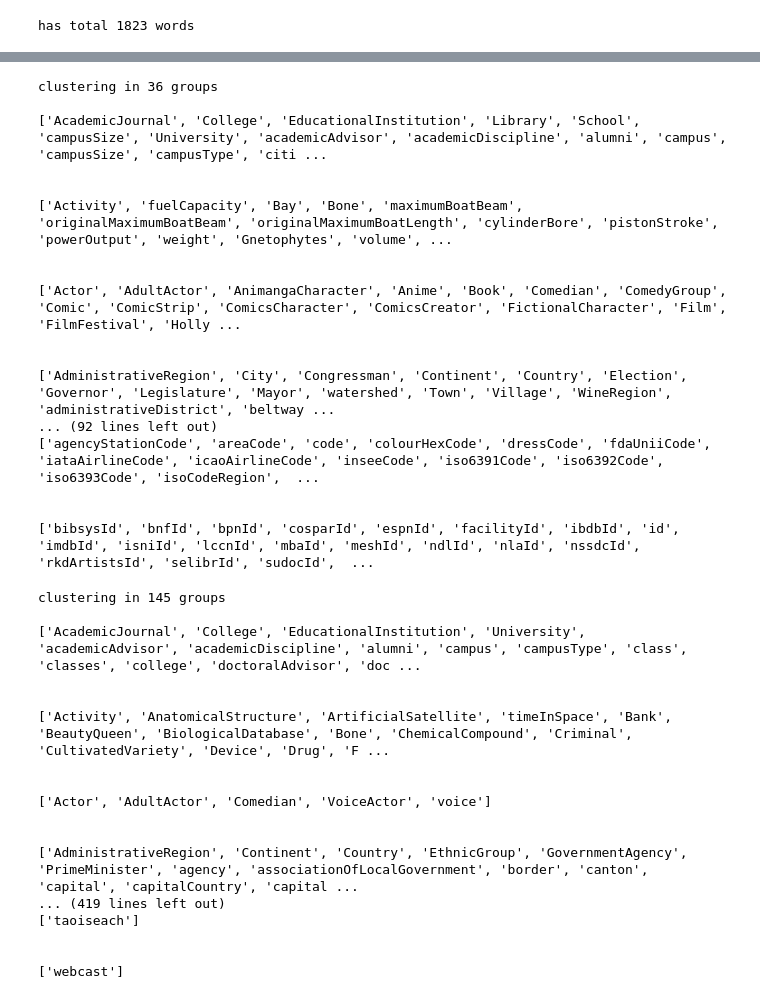
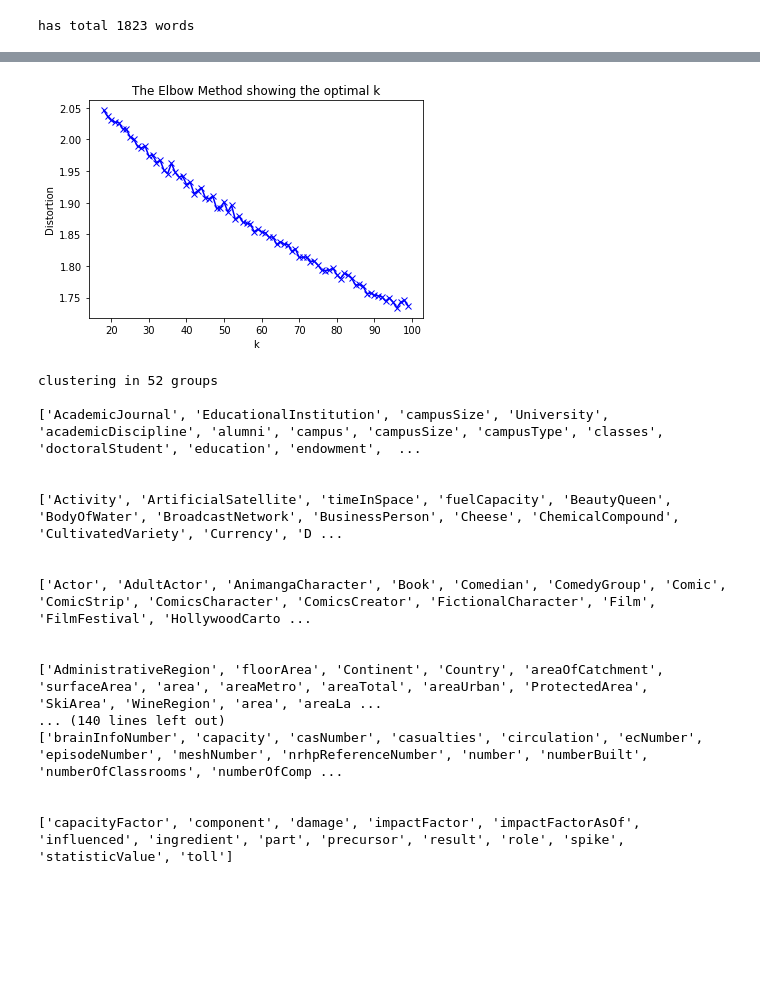
Before and after one commit to MQtuotuo/WordsCluster, a Jupyter notebook: clusterWords.ipynb, the cells around one changed output, grey strips where cells are left out. Saved outputs shown, nothing was run; the diff lists cells and outputs as text; code cells hidden in the pictures; blank space fills up the shorter version.

Commit message:
init

```diff
--- a/clusterWords.ipynb
+++ b/clusterWords.ipynb
@@ -978,0 +964,24 @@ clustering in 18 groups
+# %%
+from scipy.spatial.distance import cdist
+import numpy as np
+import matplotlib.pyplot as plt
+
+# k means determine k
+distortions = []
+K = range(18,100)
+for k in K:
+    kmeans_model = KMeans(init='k-means++', n_clusters=k, n_init=10)
+    kmeans_model.fit(numpy_arrays)
+    cluster_labels  = kmeans_model.labels_
+    cluster_inertia   = kmeans_model.inertia_
+    #cluster_to_words  = find_word_clusters(labels_array, cluster_labels)
+    distortions.append(sum(np.min(cdist(numpy_arrays, kmeans_model.cluster_centers_, 'euclidean'), axis=1)) / numpy_arrays.shape[0])
+
+# Plot the elbow
+plt.plot(K, distortions, 'bx-')
+plt.xlabel('k')
+plt.ylabel('Distortion')
+plt.title('The Elbow Method showing the optimal k')
+plt.show()
+# %% [output]
+[figure, added]
@@ -979,9 +990,7 @@ clustering in 18 groups
 # %%
-n_words=len(labels_array)
-reduction_factor=0.02
-n_clusters = int( n_words * reduction_factor )
-print("clustering in {} groups \n".format(n_clusters))
-kmeans_model = KMeans(init='k-means++', n_clusters=n_clusters, n_init=10)
+maxCluster = diff.index(max(diff))+18
+print("clustering in {} groups \n".format(maxCluster))
+kmeans_model = KMeans(init='k-means++', n_clusters=maxCluster, n_init=10)
 kmeans_model.fit(numpy_arrays)
 cluster_labels  = kmeans_model.labels_
 cluster_inertia   = kmeans_model.inertia_
@@ -990,51 +999,20 @@ for c in cluster_to_words:
     print(cluster_to_words[c])
     print("\n")
 # %% [output]
-clustering in 36 groups
+clustering in 52 groups
 
-['AcademicJournal', 'College', 'EducationalInstitution', 'Library', 'School', 'campusSize', 'University', 'academicAdvisor', 'academicDiscipline', 'alumni', 'campus', 'campusSize', 'campusType', 'citi ...
+['AcademicJournal', 'EducationalInstitution', 'campusSize', 'University', 'academicDiscipline', 'alumni', 'campus', 'campusSize', 'campusType', 'classes', 'doctoralStudent', 'education', 'endowment',  ...
 
 
-['Activity', 'fuelCapacity', 'Bay', 'Bone', 'maximumBoatBeam', 'originalMaximumBoatBeam', 'originalMaximumBoatLength', 'cylinderBore', 'pistonStroke', 'powerOutput', 'weight', 'Gnetophytes', 'volume', ...
+['Activity', 'ArtificialSatellite', 'timeInSpace', 'fuelCapacity', 'BeautyQueen', 'BodyOfWater', 'BroadcastNetwork', 'BusinessPerson', 'Cheese', 'ChemicalCompound', 'CultivatedVariety', 'Currency', 'D ...
 
 
-['Actor', 'AdultActor', 'AnimangaCharacter', 'Anime', 'Book', 'Comedian', 'ComedyGroup', 'Comic', 'ComicStrip', 'ComicsCharacter', 'ComicsCreator', 'FictionalCharacter', 'Film', 'FilmFestival', 'Holly ...
+['Actor', 'AdultActor', 'AnimangaCharacter', 'Book', 'Comedian', 'ComedyGroup', 'Comic', 'ComicStrip', 'ComicsCharacter', 'ComicsCreator', 'FictionalCharacter', 'Film', 'FilmFestival', 'HollywoodCarto ...
 
 
-['AdministrativeRegion', 'City', 'Congressman', 'Continent', 'Country', 'Election', 'Governor', 'Legislature', 'Mayor', 'watershed', 'Town', 'Village', 'WineRegion', 'administrativeDistrict', 'beltway ...
-... (92 lines left out)
-['agencyStationCode', 'areaCode', 'code', 'colourHexCode', 'dressCode', 'fdaUniiCode', 'iataAirlineCode', 'icaoAirlineCode', 'inseeCode', 'iso6391Code', 'iso6392Code', 'iso6393Code', 'isoCodeRegion',  ...
+['AdministrativeRegion', 'floorArea', 'Continent', 'Country', 'areaOfCatchment', 'surfaceArea', 'area', 'areaMetro', 'areaTotal', 'areaUrban', 'ProtectedArea', 'SkiArea', 'WineRegion', 'area', 'areaLa ...
+... (140 lines left out)
+['brainInfoNumber', 'capacity', 'casNumber', 'casualties', 'circulation', 'ecNumber', 'episodeNumber', 'meshNumber', 'nrhpReferenceNumber', 'number', 'numberBuilt', 'numberOfClassrooms', 'numberOfComp ...
 
 
-['bibsysId', 'bnfId', 'bpnId', 'cosparId', 'espnId', 'facilityId', 'ibdbId', 'id', 'imdbId', 'isniId', 'lccnId', 'mbaId', 'meshId', 'ndlId', 'nlaId', 'nssdcId', 'rkdArtistsId', 'selibrId', 'sudocId',  ...
+['capacityFactor', 'component', 'damage', 'impactFactor', 'impactFactorAsOf', 'influenced', 'ingredient', 'part', 'precursor', 'result', 'role', 'spike', 'statisticValue', 'toll']
-# %%
-n_words=len(labels_array)
-reduction_factor=0.08
-n_clusters = int( n_words * reduction_factor )
-print("clustering in {} groups \n".format(n_clusters))
-kmeans_model = KMeans(init='k-means++', n_clusters=n_clusters, n_init=10)
-kmeans_model.fit(numpy_arrays)
-cluster_labels  = kmeans_model.labels_
-cluster_inertia   = kmeans_model.inertia_
-cluster_to_words  = find_word_clusters(labels_array, cluster_labels)
-for c in cluster_to_words:
-    print(cluster_to_words[c])
-    print("\n")
-# %% [output]
-clustering in 145 groups
-
-['AcademicJournal', 'College', 'EducationalInstitution', 'University', 'academicAdvisor', 'academicDiscipline', 'alumni', 'campus', 'campusType', 'class', 'classes', 'college', 'doctoralAdvisor', 'doc ...
-
-
-['Activity', 'AnatomicalStructure', 'ArtificialSatellite', 'timeInSpace', 'Bank', 'BeautyQueen', 'BiologicalDatabase', 'Bone', 'ChemicalCompound', 'Criminal', 'CultivatedVariety', 'Device', 'Drug', 'F ...
-
-
-['Actor', 'AdultActor', 'Comedian', 'VoiceActor', 'voice']
-
-
-['AdministrativeRegion', 'Continent', 'Country', 'EthnicGroup', 'GovernmentAgency', 'PrimeMinister', 'agency', 'associationOfLocalGovernment', 'border', 'canton', 'capital', 'capitalCountry', 'capital ...
-... (419 lines left out)
-['taoiseach']
-
-
-['webcast']
```
Also changed, not shown: parts of 10 cells of this notebook, 4 other files.
